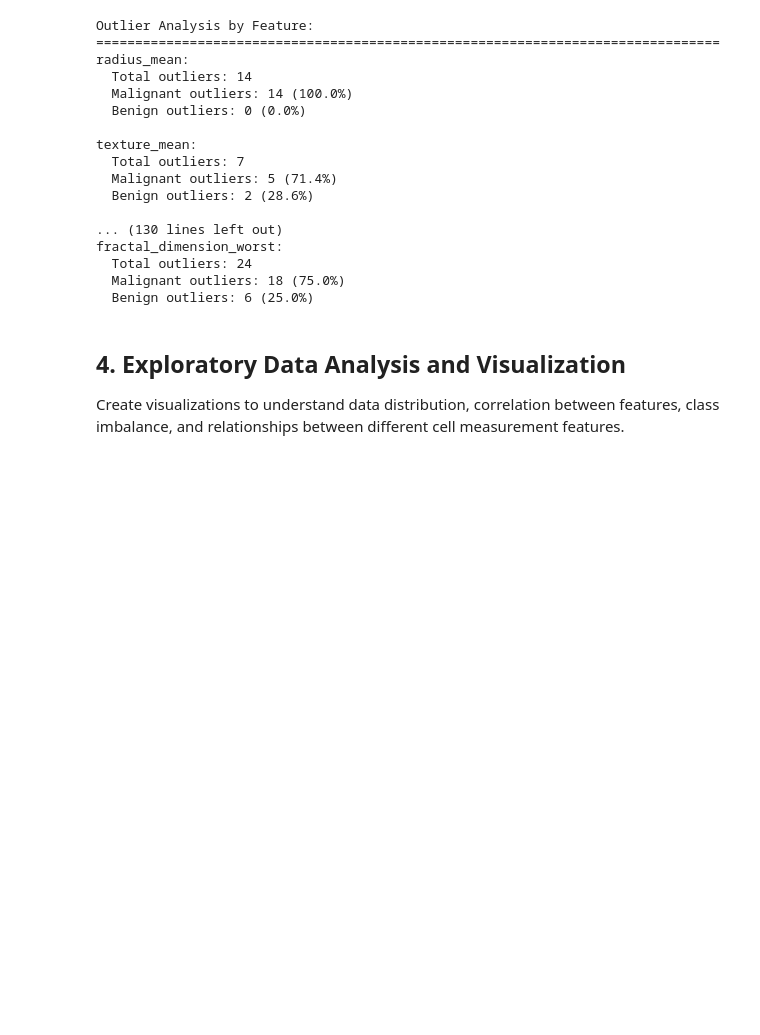
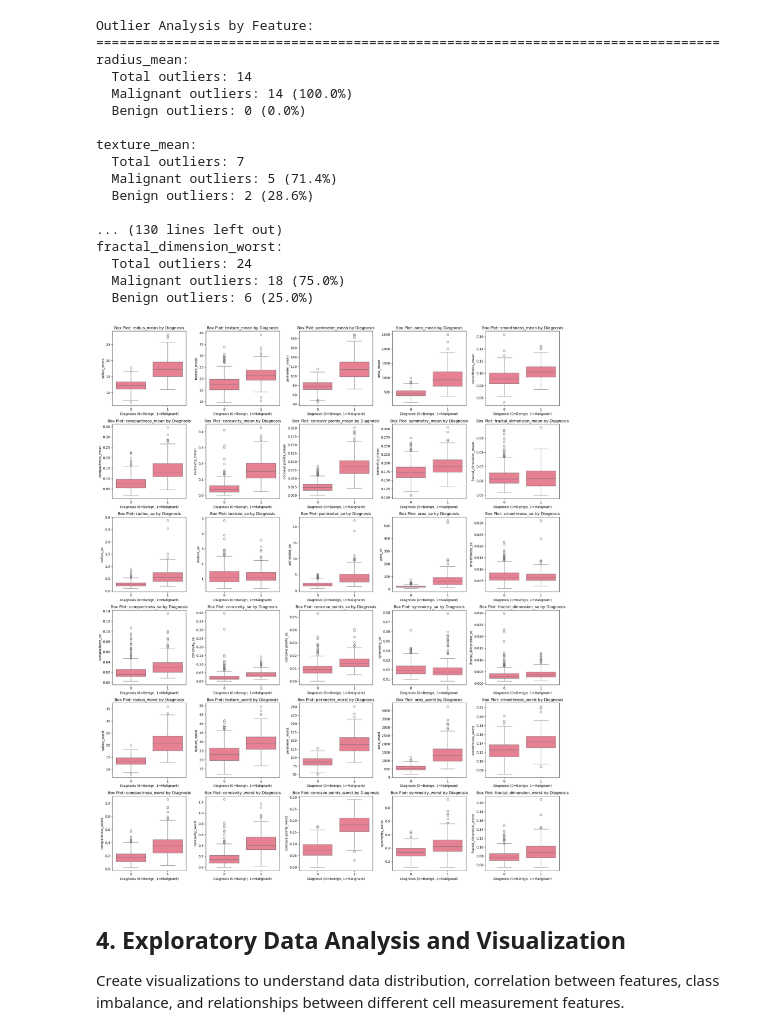
Before and after one commit to cristinalakasz/breast-cancer, a Jupyter notebook: breast_cancer_prediction2.ipynb, the cells around one changed output. Drawn from its saved outputs; the diff is of its cells as text; code cells hidden in the pictures; blank space fills up the shorter version.

```diff
--- a/breast_cancer_prediction2.ipynb
+++ b/breast_cancer_prediction2.ipynb
@@ -328,6 +327,34 @@ fractal_dimension_worst:
   Total outliers: 24
   Malignant outliers: 18 (75.0%)
   Benign outliers: 6 (25.0%)
+# %%
+# Box plots for all features (except diagnosis) by diagnosis
+# Get all numerical features except diagnosis
+all_features = [col for col in numerical_cols if col != 'diagnosis']
+
+# Create box plots for all features
+n_features = len(all_features)
+n_cols = 5
+n_rows = (n_features + n_cols - 1) // n_cols  # Calculate number of rows needed
+
+fig, axes = plt.subplots(n_rows, n_cols, figsize=(20, 4 * n_rows))
+axes = axes.ravel()
+
+for i, feature in enumerate(all_features):
+    if feature in df.columns:
+        sns.boxplot(data=df, x='diagnosis', y=feature, ax=axes[i])
+        axes[i].set_title(f'Box Plot: {feature} by Diagnosis')
+        axes[i].set_xlabel('Diagnosis (0=Benign, 1=Malignant)')
+
+# Remove empty subplots if any
+for j in range(i + 1, len(axes)):
+    axes[j].remove()
+
+plt.subplots_adjust(hspace=0.4, wspace=0.3)
+plt.tight_layout()
+plt.show()
+# %% [output]
+[figure, new version]
 # %% [markdown]
 ## 4. Exploratory Data Analysis and Visualization
 
```
Also changed, not shown: parts of 5 cells of this notebook.
